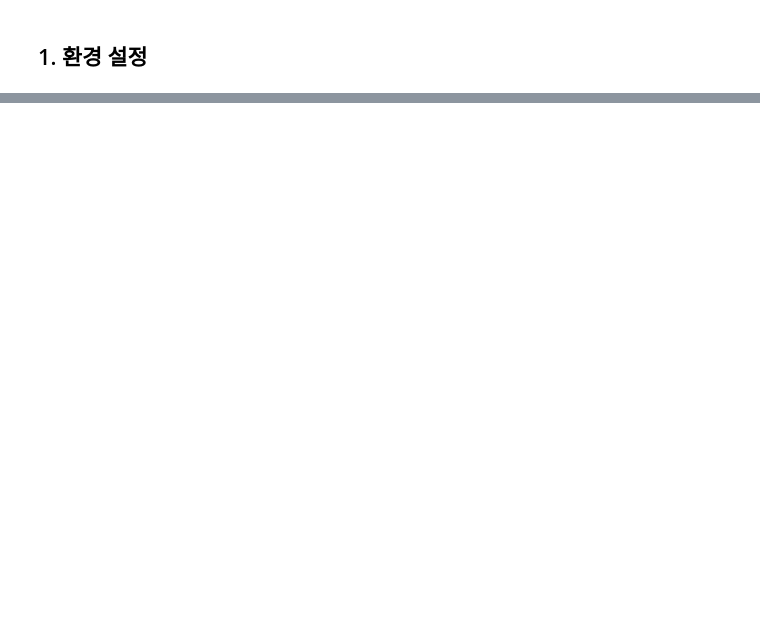
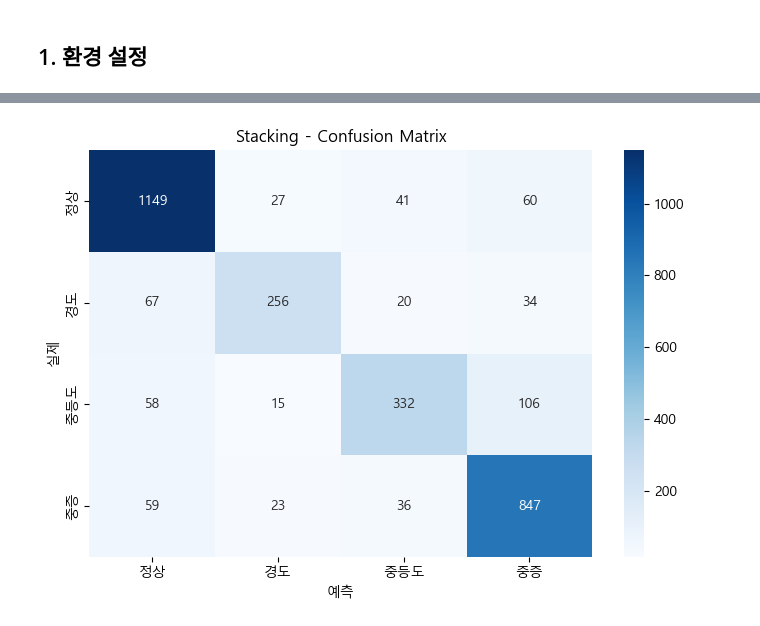
Before and after one commit to AI-HealthCare-02/AI_02_03, a Jupyter notebook: notebooks/train.ipynb, the cells around one changed output, grey strips where cells are left out. Saved outputs shown, nothing was run; the diff lists cells and outputs as text; code cells hidden in the pictures; blank space fills up the shorter version.

```diff
--- a/notebooks/train.ipynb
+++ b/notebooks/train.ipynb
@@ -331,0 +63,21 @@ print(f"  확률: {result['probability']}")
+# %%
+TARGET = "지방간단계"
+X = df.drop(columns=[TARGET, "지방간단계명"])
+y = df[TARGET]
+
+NUMERIC_FEATURES  = ["나이", "키", "몸무게", "BMI", "허리둘레",
+                     "1회음주량", "주당음주빈도", "월폭음빈도", "주당운동횟수", "평균수면시간"]
+BINARY_FEATURES   = ["성별", "음주여부", "운동여부", "흡연여부", "현재흡연여부",
+                     "당뇨진단여부", "고혈압진단여부", "수면장애여부"]
+ORDINAL_FEATURES  = ["식습관자가평가"]
+FEATURE_NAMES     = NUMERIC_FEATURES + BINARY_FEATURES + ORDINAL_FEATURES
+
+preprocessor = ColumnTransformer(
+    transformers=[
+        ("num", StandardScaler(), NUMERIC_FEATURES),
+        ("bin", OrdinalEncoder(handle_unknown="use_encoded_value", unknown_value=-1), BINARY_FEATURES),
+        ("ord", OrdinalEncoder(categories=[["나쁨", "보통", "좋음"]], handle_unknown="use_encoded_value", unknown_value=-1), ORDINAL_FEATURES),
+    ],
+    remainder="drop"
+)
+print("전처리기 정의 완료")
@@ -331,0 +337,11 @@ print(f"  확률: {result['probability']}")
+# %%
+cm = confusion_matrix(y_test, y_pred)
+plt.figure(figsize=(7, 5))
+sns.heatmap(cm, annot=True, fmt="d", cmap="Blues", xticklabels=label_names, yticklabels=label_names)
+plt.title(f"{best_name} - Confusion Matrix")
+plt.xlabel("예측")
+plt.ylabel("실제")
+plt.tight_layout()
+plt.show()
+# %% [output]
+[figure, added]
```
Also changed, not shown: parts of 62 cells of this notebook, 6 other files.
